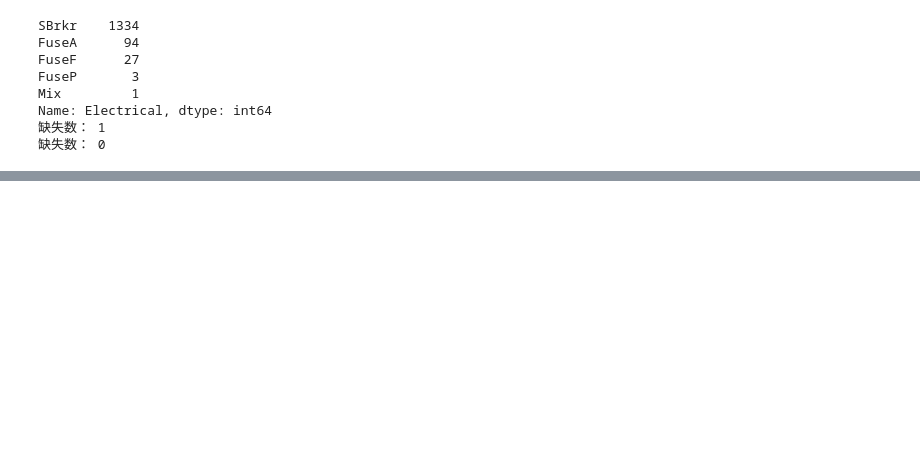
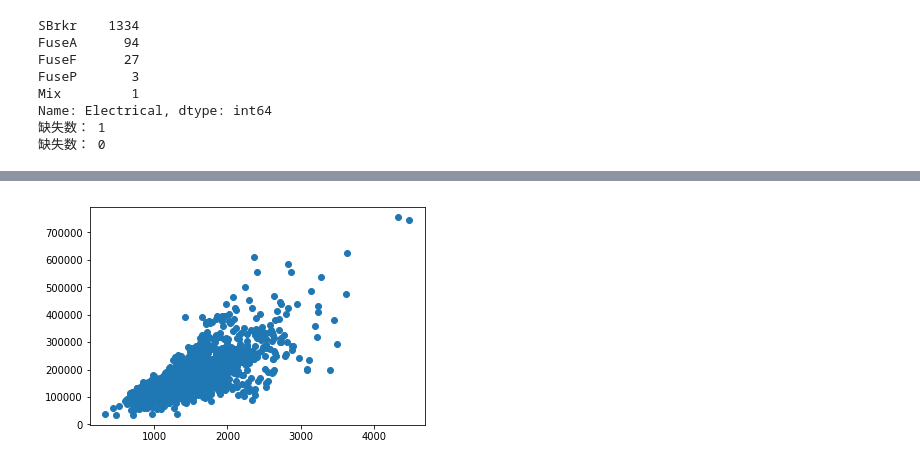
Before and after one commit to liushane/house_price, a Jupyter notebook: exercise.ipynb, the cells around one changed output, grey strips where cells are left out. Cells and saved outputs as stored; diff of their text form; code cells hidden in the pictures; blank space fills up the shorter version.

```diff
--- a/exercise.ipynb
+++ b/exercise.ipynb
@@ -610,0 +733,6 @@ print(test.FireplaceQu.isnull().sum())
+# %%
+train = train.drop(index=[523,1298])
+fig = plt.figure()
+ax1 = plt.scatter(train.GrLivArea,train.SalePrice)
+# %% [output]
+[figure, added]
```
Also changed, not shown: parts of 38 cells of this notebook, 2 other files.
